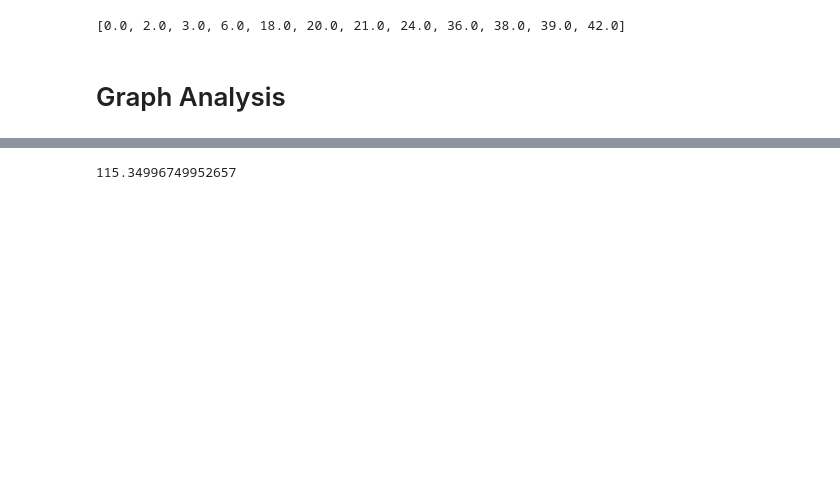
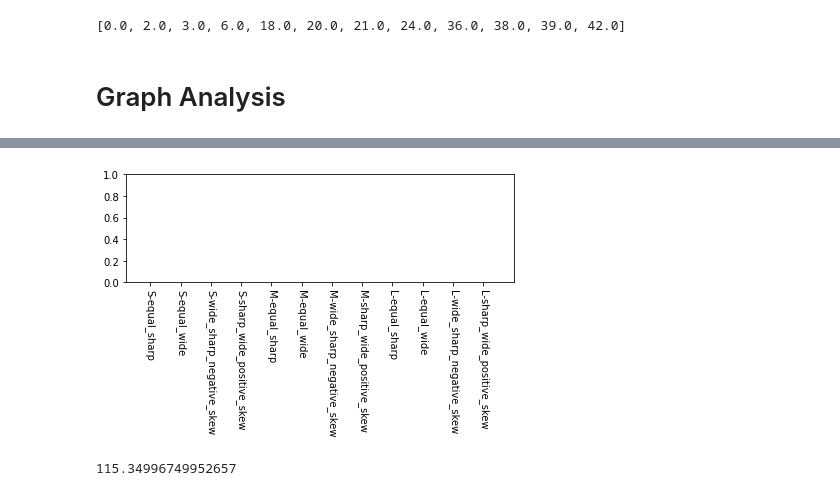
Before and after one commit to paulovic96/Burst_Clustering, a Jupyter notebook: spectral_clustering_analysis.ipynb, the cells around one changed output, grey strips where cells are left out. Drawn from its saved outputs; the diff is of its cells as text; code cells hidden in the pictures; blank space fills up the shorter version.

```diff
--- a/spectral_clustering_analysis.ipynb
+++ b/spectral_clustering_analysis.ipynb
@@ -112,3 +333,9 @@ dist_matrix, sorted_dist_matrix = calculate_dist_matrix(ambig_data, "euclidean")
+# %%
+plt.xticks(range(0, len(ticks) * 5, 5), ticks, rotation = -90)
+plt.xlim(-4, len(ticks)*5)
+plt.tight_layout()
+# %% [output]
+[figure, added]
 # %%
 A = construct_knn_graph(dist_matrix,sorted_dist_matrix,k=len(ambig_data)-1, mutual = False, weighting = "distance")
 # %%
```
Also changed, not shown: parts of 35 cells of this notebook, 3 other files.
